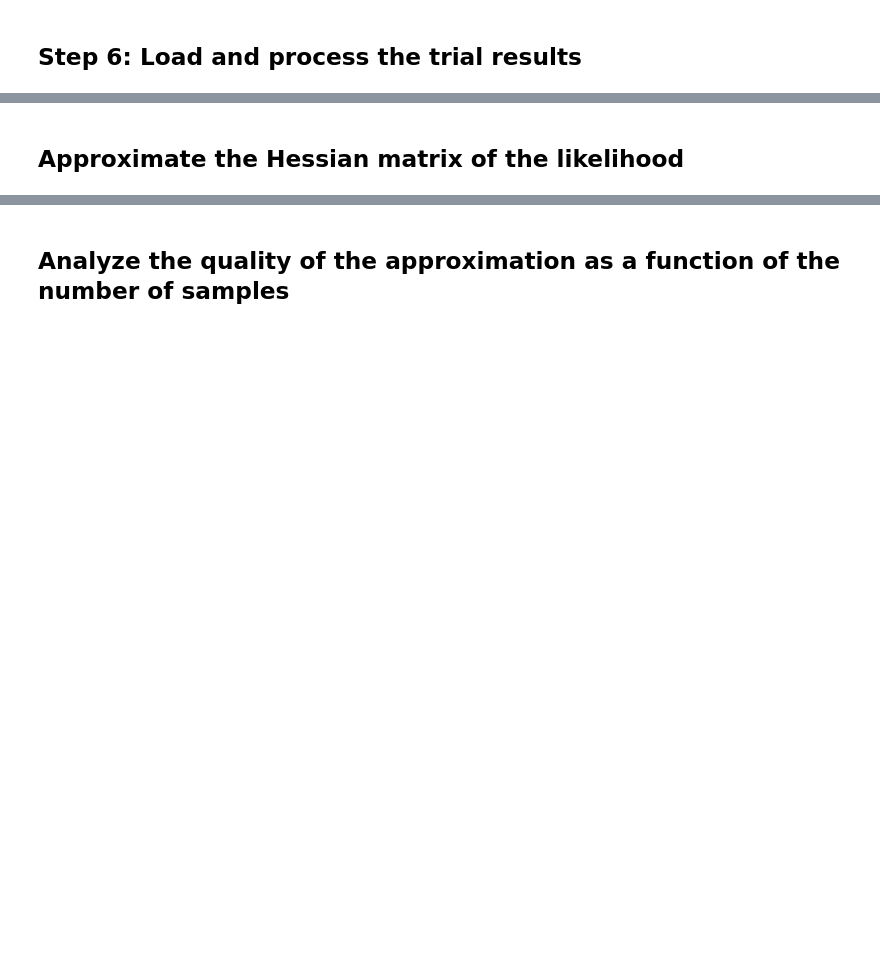
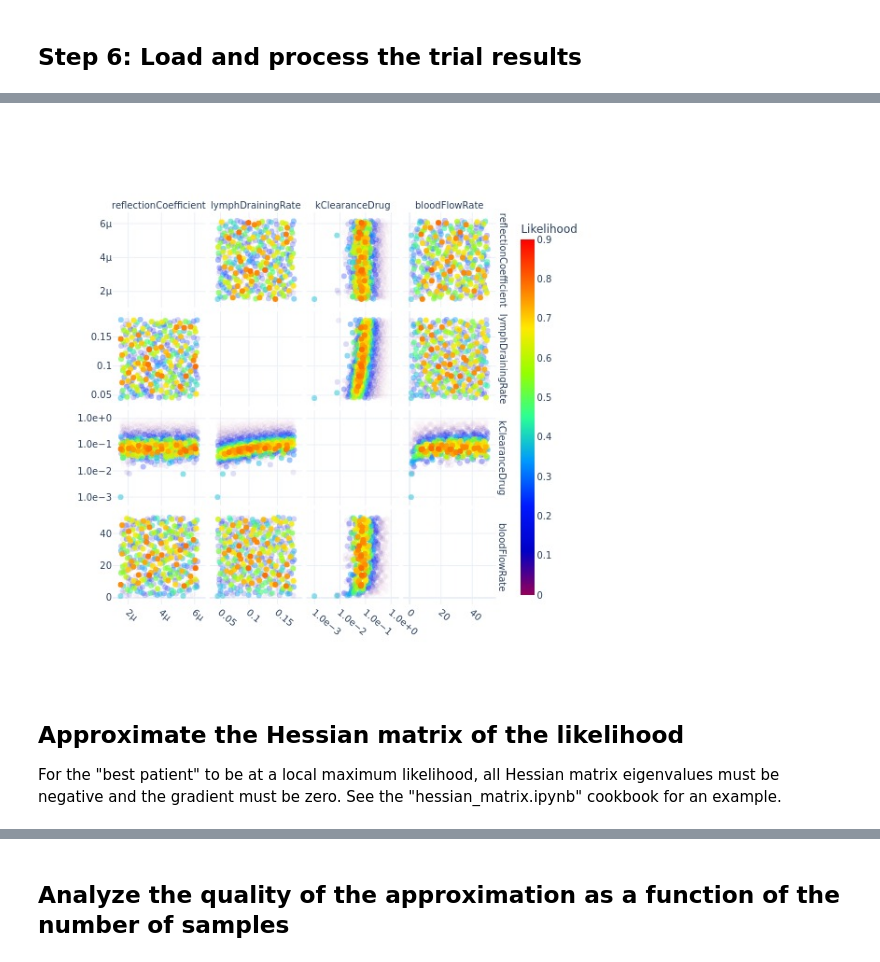
Before and after one commit to novainsilico/jinko-api-cookbook, a Jupyter notebook: cookbooks/post_calibration_uq.ipynb, the cells around one changed output, grey strips where cells are left out. Saved outputs shown, nothing was run; the diff lists cells and outputs as text; code cells hidden in the pictures; blank space fills up the shorter version.

```diff
--- a/cookbooks/post_calibration_uq.ipynb
+++ b/cookbooks/post_calibration_uq.ipynb
@@ -64,10 +66,10 @@ folder_id = "da41d151-af37-4c28-8e27-9f2a8ccf9895"
 ## Step 1: Pick the calibration version of interest
 # %%
 # Choose a specific revision. By default we return the last version
-revision = 29
+revision = None
 # Choose a specific label. By default we return the last version
-label = None
-response = jinko.get_project_item_new(
+label = "cookbook"
+response = jinko.get_project_item(
     sid=calibration_short_id, revision=revision, label=label
 )
 calibration_core_item_id, calibration_snapshot_id = (
@@ -88,3 +90,5 @@ calibration_inputs = jinko.make_request(
 ).json()
 parameters = [p["id"] for p in calibration_inputs["parameters"]]
 parameter_map = {p["id"]: p for p in calibration_inputs["parameters"]}
+display(calibration_inputs["solvingOptions"])
+display(calibration_inputs["solvingOptionsOverride"])
@@ -172,8 +213,7 @@ high_multiply = 2  # multiplies the MLE value to get the high bound
 # Set custom ranges and logscale here. Simply add a new entry for each parameter that needs to be tweaked
 # Log scale is in base 10
 custom_range = {
-    "kClearanceDrug": {"logscale": True, "min": -4, "max": 0},
-    "kClearanceBisDrug": {"logscale": True, "min": -4, "max": 0},
+    "kClearanceDrug": {"logscale": True, "min": -3, "max": 0},
     "bloodFlowRate": {"logscale": False, "min": 1, "max": 50},
 }
 
@@ -213,7 +253,7 @@ First we generate an exploratory Vpop using Sobol sequences to sample from the [
 around the MLE parameter values
 """
 # The size of the exploratory Vpop is 2^m, e.g. vpop size is 1024 for m=10
-m = 5
+m = 10
 
 d = len(parameters)
 sampler = qmc.Sobol(d, scramble=False)
@@ -427,7 +547,7 @@ retrieve_scalars("descriptors")
 Filter the results by keeping only patients whose 'optimizationWeightedScore' is GREATER THAN a given threshold
 """
 
-weightedScoreThreshold = -1e45
+weightedScoreThreshold = -1e33
 
 # Loading scalars into a pandas DataFrame
 dfScalars = pd.read_csv(io.StringIO(csvScalars["scalars"]))
@@ -643,37 +790,42 @@ for i in range(nbParams):  # iterating over rows
                         ),
                         coloraxis="coloraxis1",
                     ),
                     hoverinfo="none",
                 ),
                 row=i + 1,
                 col=j + 1,
             )
 
         # Set the log scale for x and / or y axes
         if parameters[j] in logParams:
             fig.update_xaxes(type="log", row=i + 1, col=j + 1, tickformat=".1e")
         if parameters[i] in logParams:
             fig.update_yaxes(type="log", row=i + 1, col=j + 1, tickformat=".1e")
 fig.update_annotations(font_size=10)
 fig.update_xaxes(tickangle=40)
 fig.update_coloraxes(
     colorbar_title="Likelihood",
     cmin=0,
-    cmax=1,
+    cmax=0.9,
     colorscale="Rainbow",
     colorbar_thickness=15,
 )
 fig.update_layout(
     font=dict(size=10),
     showlegend=False,
     # coloraxis_showscale=True,
     width=figureWidth,
     height=figureHeight,
     template="plotly_white",
 )
-fig.show()
+fig.show(renderer="jpeg")
+# %% [output]
+[figure, added]
 # %% [markdown]
 ## Approximate the Hessian matrix of the likelihood
+
+For the "best patient" to be at a local maximum likelihood, all Hessian matrix eigenvalues must be negative and the gradient must be zero.
+See the "hessian_matrix.ipynb" cookbook for an example.
 # %%
 # Massage the data such that we have a matrix of samples of size (N, dim) and a vector of likelihood values of size N
 df = dfFull.loc[
```
Also changed, not shown: parts of 12 cells of this notebook, 3 other files.
